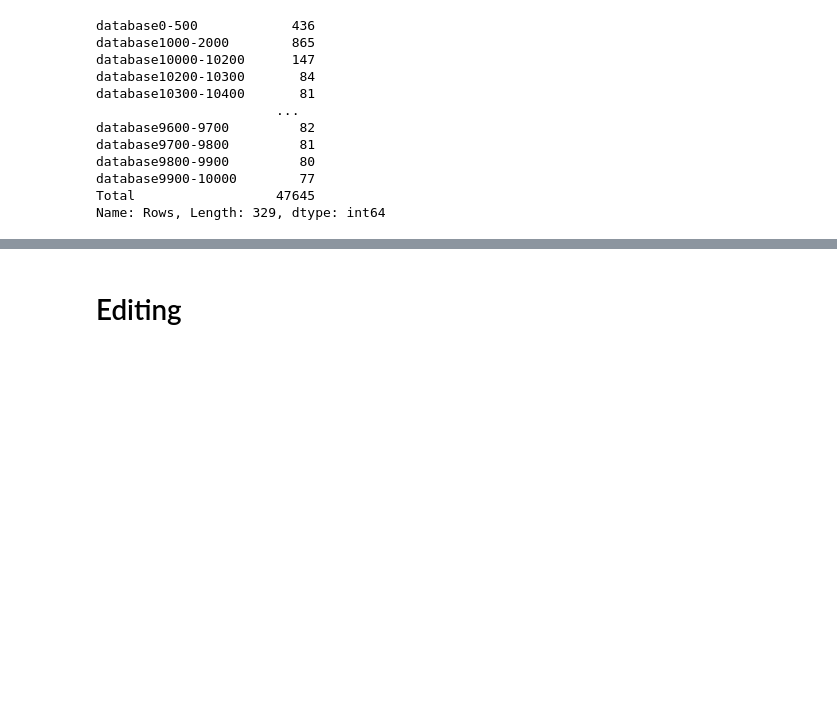
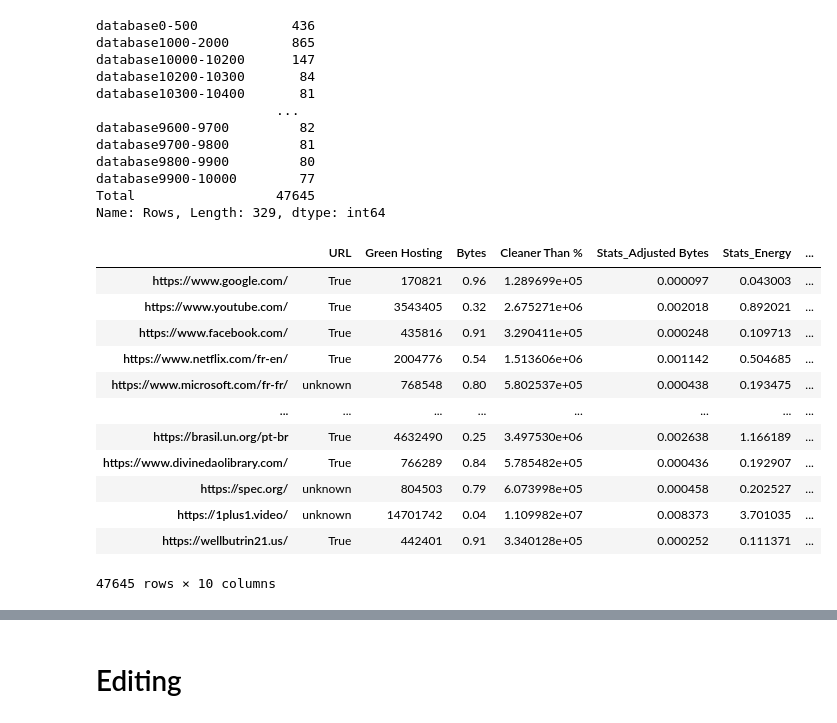
Before and after one commit to ivanivanov10101/bachelor-project, a Jupyter notebook: CSV.ipynb, the cells around one changed output, grey strips where cells are left out. Drawn from its saved outputs; the diff is of its cells as text; code cells hidden in the pictures; blank space fills up the shorter version.

```diff
--- a/CSV.ipynb
+++ b/CSV.ipynb
@@ -342,6 +342,22 @@ for files in csvfiles:
     df = df.append(pd.read_csv(files))
 
 df.to_csv('main.csv')
+# %%
+df
+# %% [output]
+|  | URL | Green Hosting | Bytes | Cleaner Than % | Stats_Adjusted Bytes | Stats_Energy | ... |
+| https://www.google.com/ | True | 170821 | 0.96 | 1.289699e+05 | 0.000097 | 0.043003 | ... |
+| https://www.youtube.com/ | True | 3543405 | 0.32 | 2.675271e+06 | 0.002018 | 0.892021 | ... |
+| https://www.facebook.com/ | True | 435816 | 0.91 | 3.290411e+05 | 0.000248 | 0.109713 | ... |
+| https://www.netflix.com/fr-en/ | True | 2004776 | 0.54 | 1.513606e+06 | 0.001142 | 0.504685 | ... |
+| https://www.microsoft.com/fr-fr/ | unknown | 768548 | 0.80 | 5.802537e+05 | 0.000438 | 0.193475 | ... |
+| ... | ... | ... | ... | ... | ... | ... | ... |
+| https://brasil.un.org/pt-br | True | 4632490 | 0.25 | 3.497530e+06 | 0.002638 | 1.166189 | ... |
+| https://www.divinedaolibrary.com/ | True | 766289 | 0.84 | 5.785482e+05 | 0.000436 | 0.192907 | ... |
+| https://spec.org/ | unknown | 804503 | 0.79 | 6.073998e+05 | 0.000458 | 0.202527 | ... |
+| https://1plus1.video/ | unknown | 14701742 | 0.04 | 1.109982e+07 | 0.008373 | 3.701035 | ... |
+| https://wellbutrin21.us/ | True | 442401 | 0.91 | 3.340128e+05 | 0.000252 | 0.111371 | ... |
+47645 rows × 10 columns
 # %%
 df = pd.read_csv('main.csv', index_col=None)
 # %%
```
Also changed, not shown: parts of 1 cell of this notebook, 9 other files.
